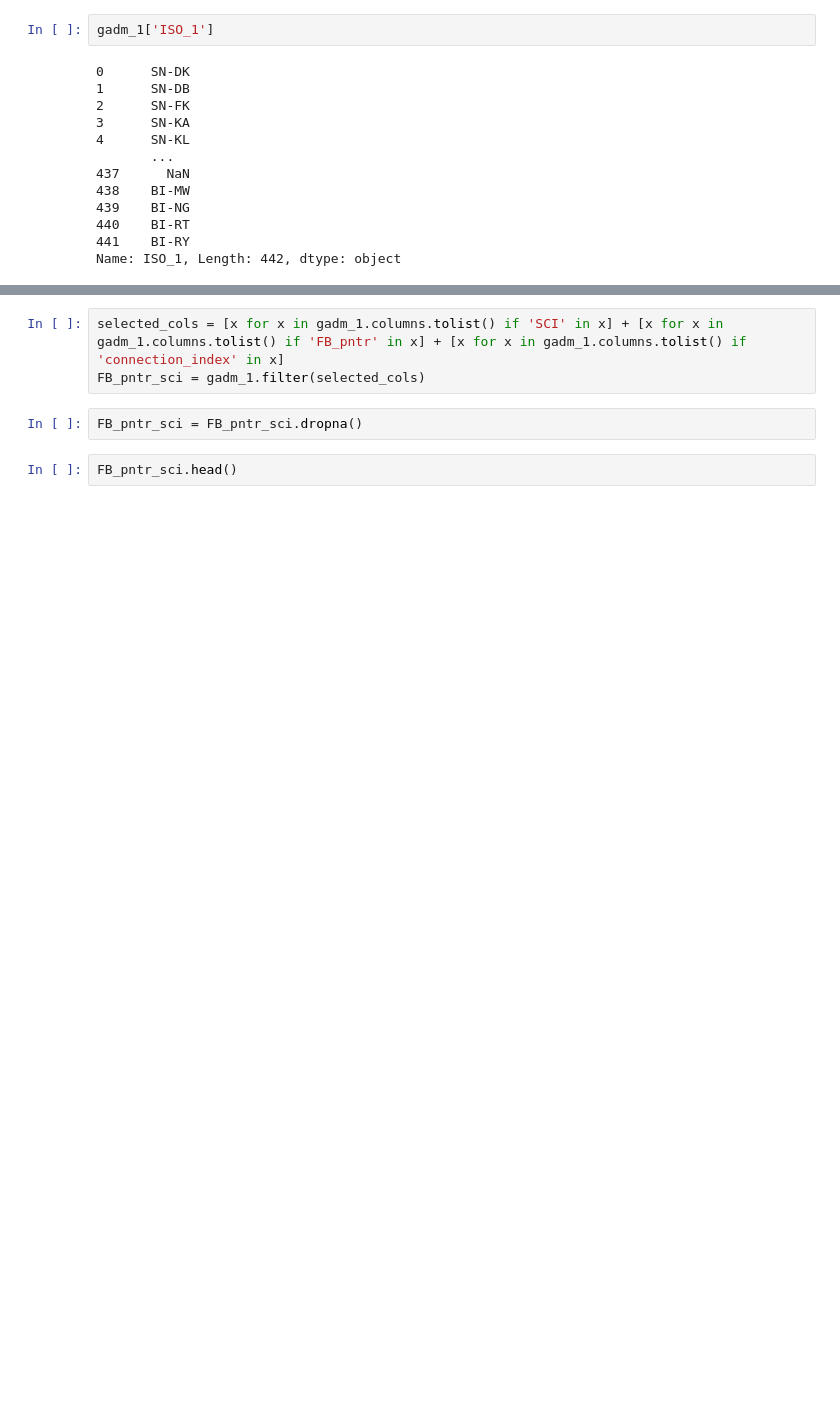
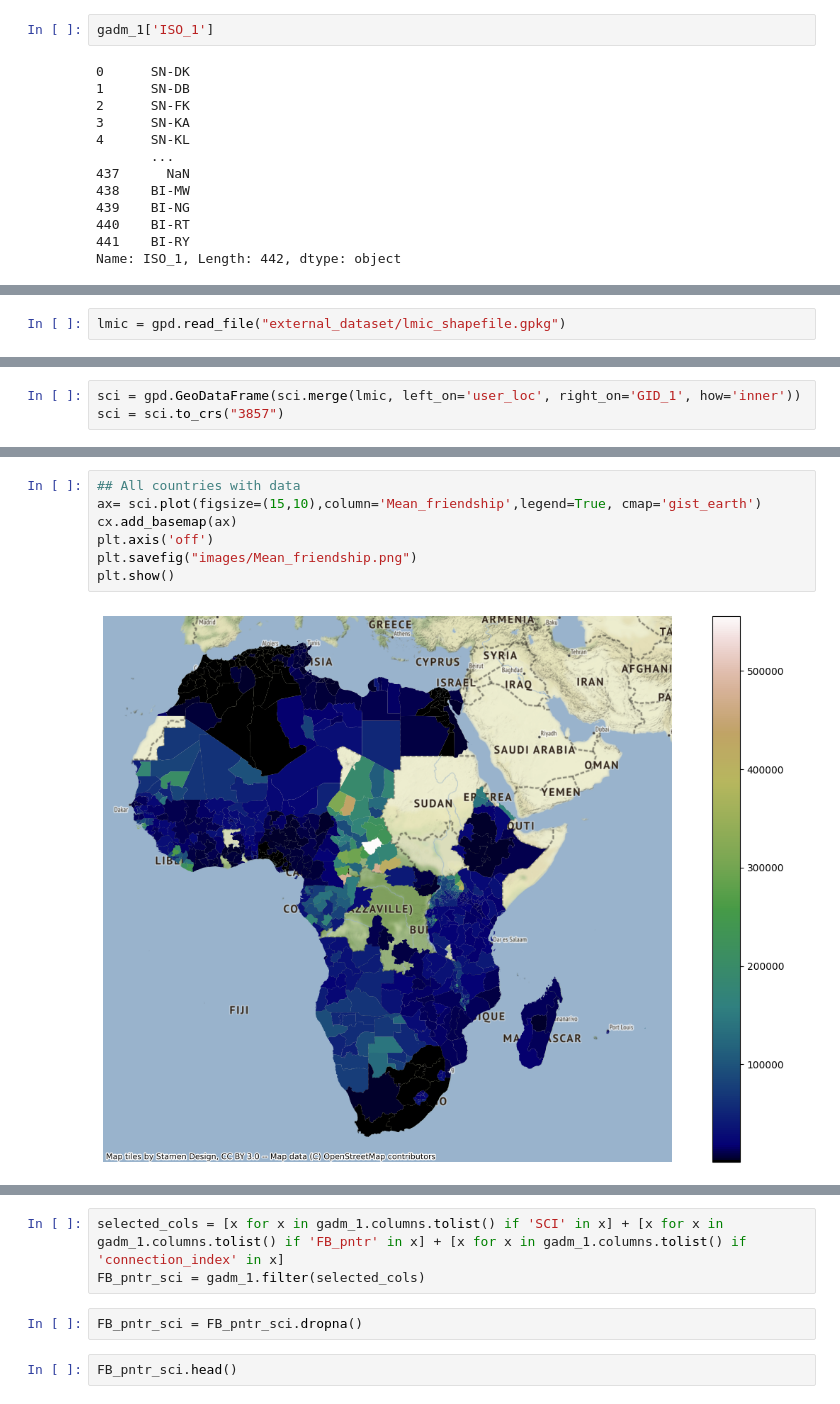
Before and after one commit to Societal-Computing/health_inequalities, a Jupyter notebook: notebooks/Data_Analysis.ipynb, the cells around one changed output, grey strips where cells are left out. Saved outputs shown, nothing was run; the diff lists cells and outputs as text; blank space fills up the shorter version.

```diff
--- a/notebooks/Data_Analysis.ipynb
+++ b/notebooks/Data_Analysis.ipynb
@@ -85,0 +78,2 @@ ValueError: shapes (441,27) and (441,27) not aligned: 27 (dim 1) != 441 (dim 0)
+# %%
+lmic = gpd.read_file("external_dataset/lmic_shapefile.gpkg")
@@ -85,0 +107,3 @@ ValueError: shapes (441,27) and (441,27) not aligned: 27 (dim 1) != 441 (dim 0)
+# %%
+sci = gpd.GeoDataFrame(sci.merge(lmic, left_on='user_loc', right_on='GID_1', how='inner'))
+sci = sci.to_crs("3857")
@@ -85,0 +120,9 @@ ValueError: shapes (441,27) and (441,27) not aligned: 27 (dim 1) != 441 (dim 0)
+# %%
+## All countries with data
+ax= sci.plot(figsize=(15,10),column='Mean_friendship',legend=True, cmap='gist_earth')
+cx.add_basemap(ax)
+plt.axis('off')
+plt.savefig("images/Mean_friendship.png")
+plt.show()
+# %% [output]
+[figure, added]
```
Also changed, not shown: parts of 26 cells of this notebook, 4 other files.
